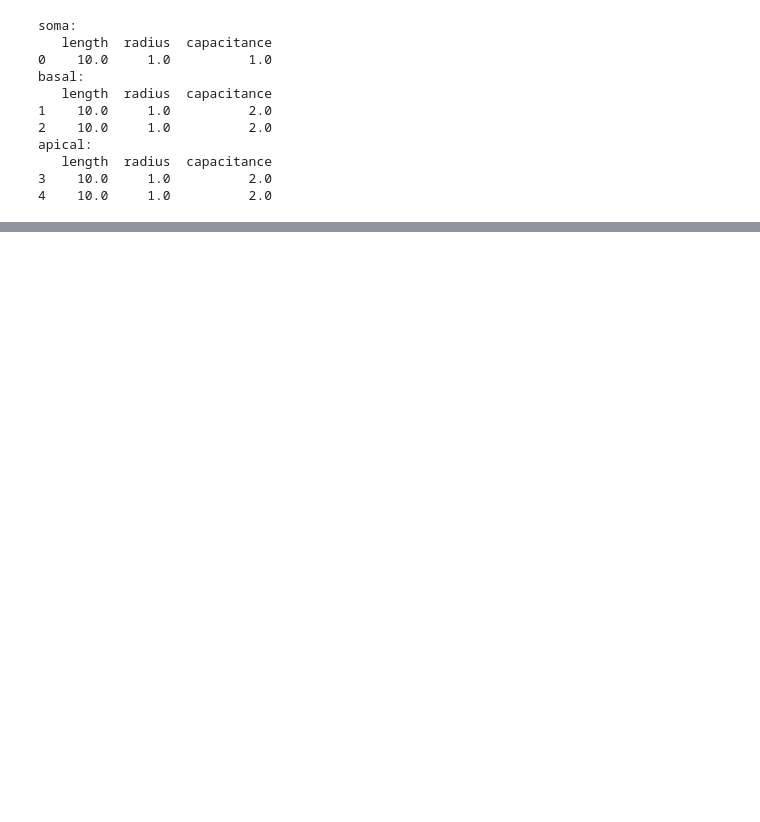
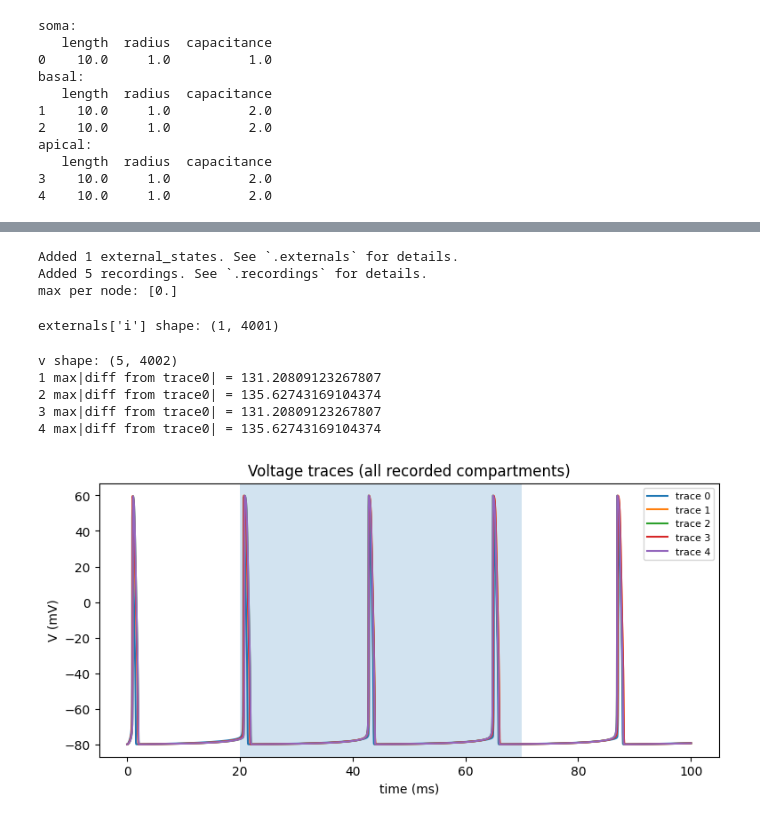
Before and after one commit to itzelts/jaxneuro, a Jupyter notebook: notebooks/biophysical/modconvertor.ipynb, the cells around one changed output, grey strips where cells are left out. Saved outputs shown, nothing was run; the diff lists cells and outputs as text; code cells hidden in the pictures; blank space fills up the shorter version.

```diff
--- a/notebooks/biophysical/modconvertor.ipynb
+++ b/notebooks/biophysical/modconvertor.ipynb
@@ -291,0 +571,47 @@ CaLVA current_name: i_ca
+# %%
+cell.delete_stimuli()
+cell.delete_recordings()
+
+cell.branch(0).comp(0).stimulate(I)   # soma only
+cell.record("v")                      # record all 5 nodes
+
+v = jx.integrate(cell, delta_t=dt)
+
+Iext = np.array(cell.externals["i"])
+print("max per node:", Iext.max(axis=1))  # should be [0.2, 0, 0, 0, 0] (or similar)
+# %% [output]
+Added 1 external_states. See `.externals` for details.
+Added 5 recordings. See `.recordings` for details.
+max per node: [0.]
+# %%
+print("externals['i'] shape:", np.array(cell.externals["i"]).shape)
+# %% [output]
+externals['i'] shape: (1, 4001)
+# %%
+v_arr = np.array(v)  # expect (5, T)
+print("v shape:", v_arr.shape)
+for i in range(1, v_arr.shape[0]):
+    print(i, "max|diff from trace0| =", float(np.max(np.abs(v_arr[i] - v_arr[0]))))
+# %% [output]
+v shape: (5, 4002)
+1 max|diff from trace0| = 131.20809123267807
+2 max|diff from trace0| = 135.62743169104374
+3 max|diff from trace0| = 131.20809123267807
+4 max|diff from trace0| = 135.62743169104374
+# %%
+v_arr = np.array(v)
+T = v_arr.shape[1]
+t = np.arange(T) * dt
+
+plt.figure(figsize=(9,4))
+for i in range(v_arr.shape[0]):
+    plt.plot(t, v_arr[i], label=f"trace {i}")
+
+plt.axvspan(20.0, 70.0, alpha=0.2)
+plt.xlabel("time (ms)")
+plt.ylabel("V (mV)")
+plt.legend(fontsize=8)
+plt.title("Voltage traces (all recorded compartments)")
+plt.show()
+# %% [output]
+[figure, added]
```
Also changed, not shown: parts of 43 cells of this notebook.
